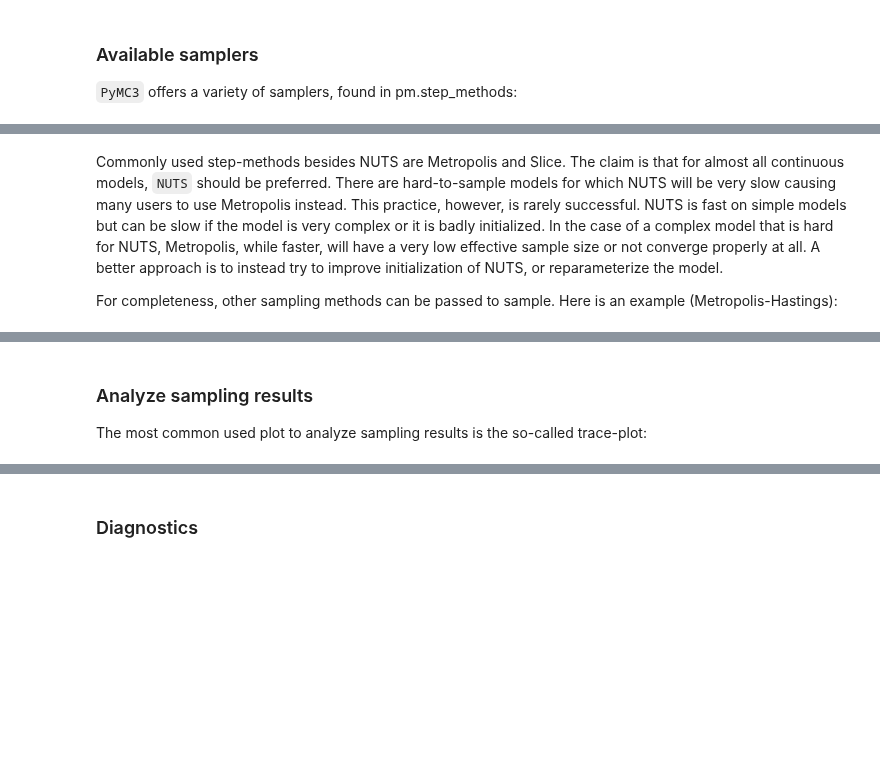
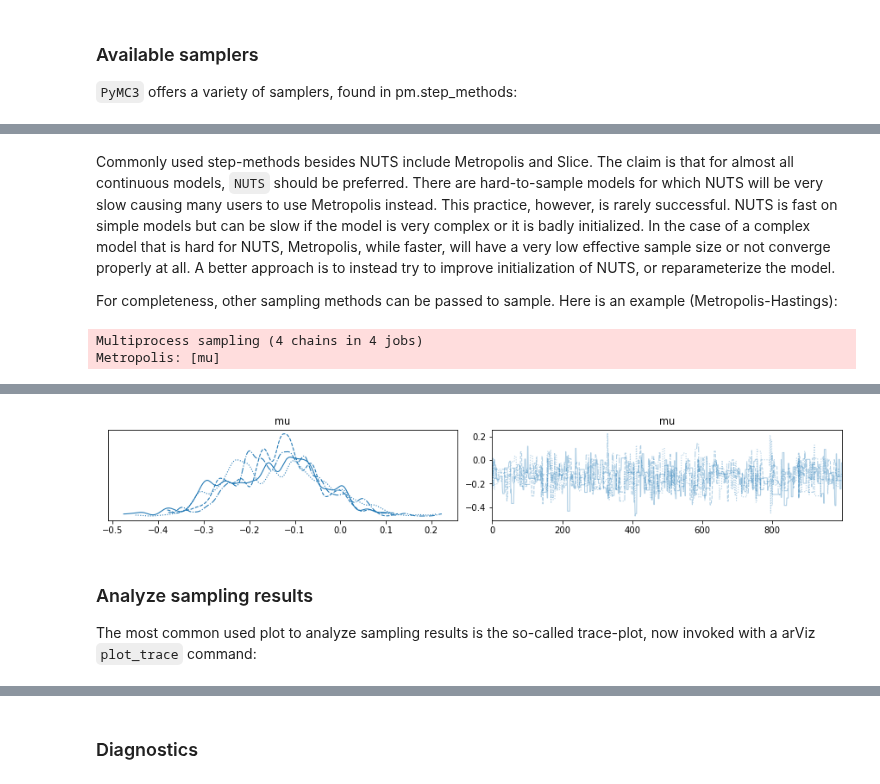
Before and after one commit to furnstahl/Physics-8820, a Jupyter notebook: LectureNotes/_build/jupyter_execute/notebooks/MCMC_sampling_II/PyMC3_intro_updated.ipynb, the cells around one changed output, grey strips where cells are left out. Saved outputs shown, nothing was run; the diff lists cells and outputs as text; code cells hidden in the pictures; blank space fills up the shorter version.

```diff
--- a/LectureNotes/_build/jupyter_execute/notebooks/MCMC_sampling_II/PyMC3_intro_updated.ipynb
+++ b/LectureNotes/_build/jupyter_execute/notebooks/MCMC_sampling_II/PyMC3_intro_updated.ipynb
@@ -69,5 +87,5 @@ list(filter(lambda x: x[0].isupper(), dir(pm.step_methods)))
 # %% [markdown]
-Commonly used step-methods besides NUTS are Metropolis and Slice. The claim is that for almost all continuous models, ``NUTS`` should be preferred. There are hard-to-sample models for which NUTS will be very slow causing many users to use Metropolis instead. This practice, however, is rarely successful. NUTS is fast on simple models but can be slow if the model is very complex or it is badly initialized. In the case of a complex model that is hard for NUTS, Metropolis, while faster, will have a very low effective sample size or not converge properly at all. A better approach is to instead try to improve initialization of NUTS, or reparameterize the model.
+Commonly used step-methods besides NUTS include Metropolis and Slice. The claim is that for almost all continuous models, ``NUTS`` should be preferred. There are hard-to-sample models for which NUTS will be very slow causing many users to use Metropolis instead. This practice, however, is rarely successful. NUTS is fast on simple models but can be slow if the model is very complex or it is badly initialized. In the case of a complex model that is hard for NUTS, Metropolis, while faster, will have a very low effective sample size or not converge properly at all. A better approach is to instead try to improve initialization of NUTS, or reparameterize the model.
 
 For completeness, other sampling methods can be passed to sample.  Here is an example (Metropolis-Hastings):
 # %%
@@ -76,6 +94,9 @@ with pm.Model() as my_Metropolis_model:
     obs = pm.Normal('obs', mu=mu, sigma=1, observed=np.random.randn(100))
 
     step = pm.Metropolis()
-    trace_MH = pm.sample(1000, step=step)
+    trace_MH = pm.sample(1000, step=step, return_inferencedata=False)
 
-pm.traceplot(trace_MH);
+    az.plot_trace(trace_MH);
+# %% [output]
+Multiprocess sampling (4 chains in 4 jobs)
+Metropolis: [mu]
@@ -82,4 +106,5 @@ pm.traceplot(trace_MH);
+[figure, added]
 # %% [markdown]
 ### Analyze sampling results
 
-The most common used plot to analyze sampling results is the so-called trace-plot:
+The most common used plot to analyze sampling results is the so-called trace-plot, now invoked with a arViz `plot_trace` command:
```
Also changed, not shown: parts of 20 cells of this notebook, 21 other files.
